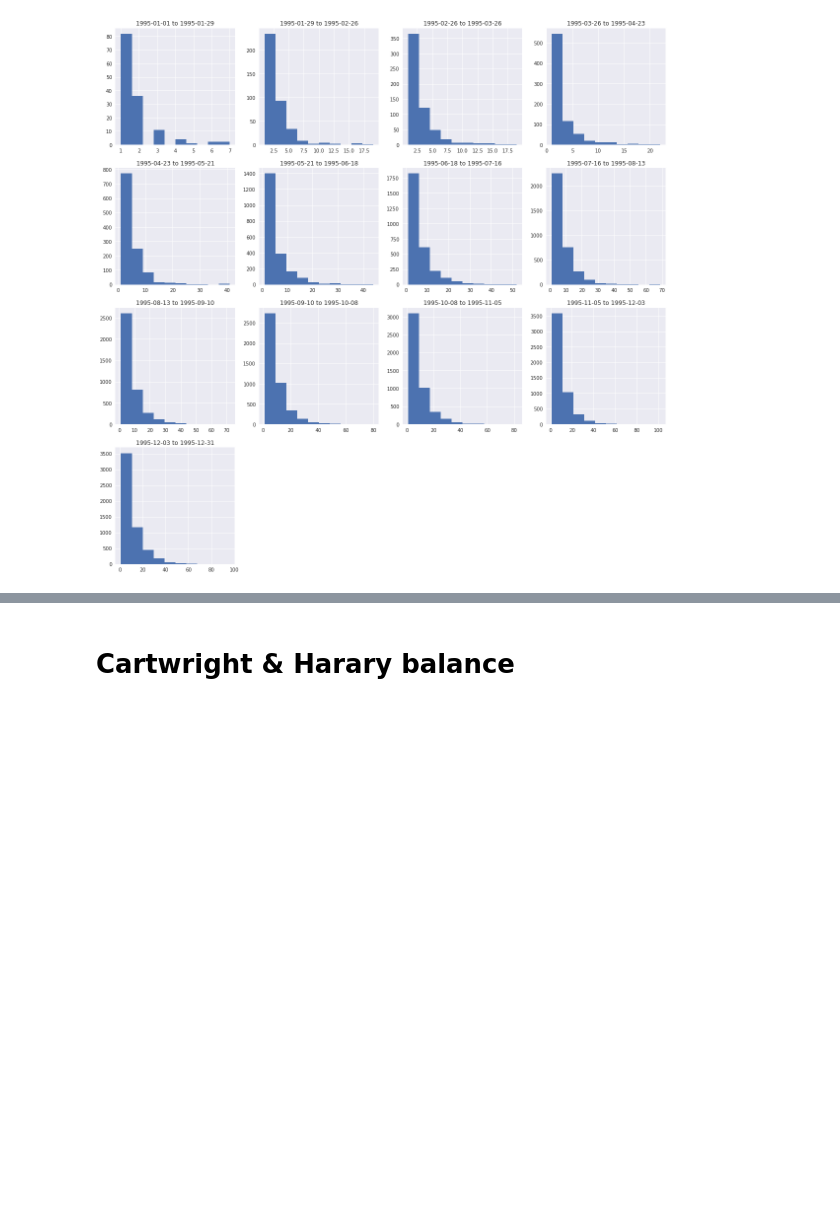
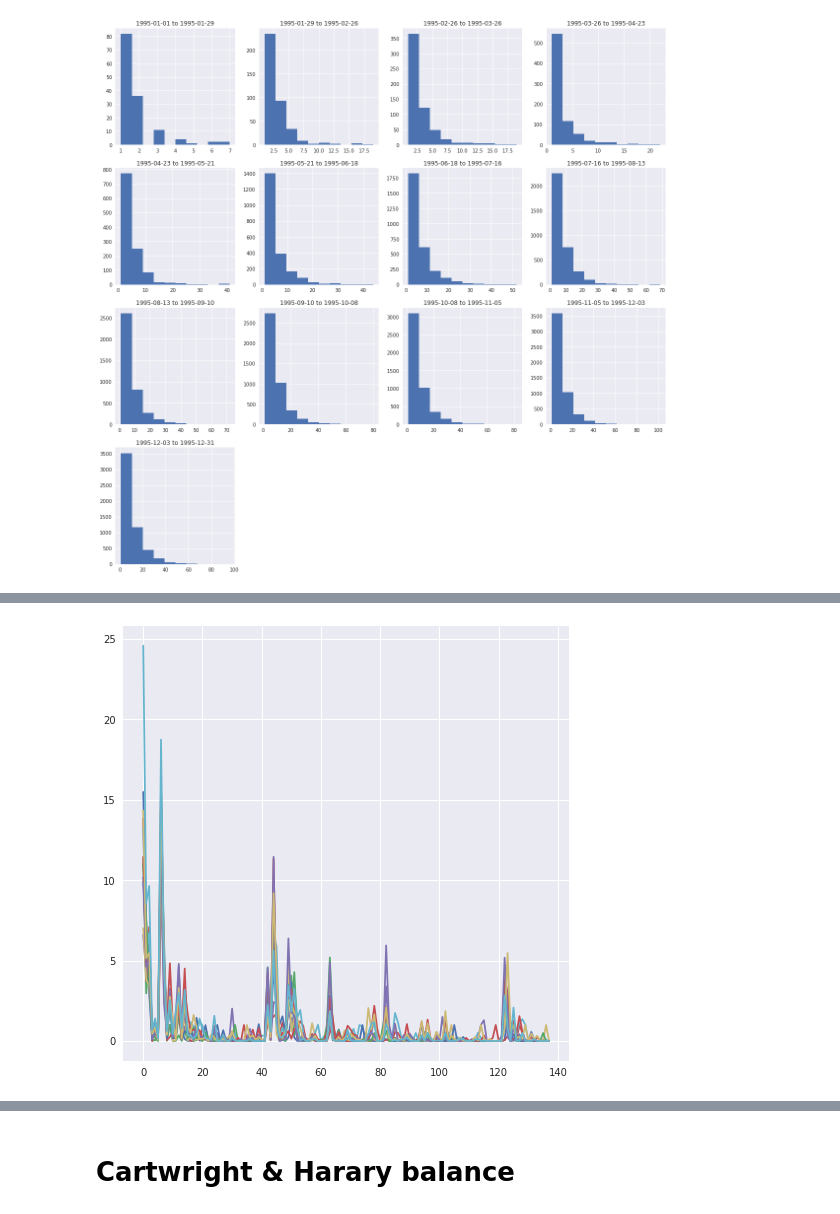
Before and after one commit to omid55/dynamic_sparse_balance_theory, a Jupyter notebook: notebooks/integrated_crisis_early_warning_system_dataverse_1995.ipynb, the cells around one changed output, grey strips where cells are left out. Saved outputs shown, nothing was run; the diff lists cells and outputs as text; code cells hidden in the pictures; blank space fills up the shorter version.

```diff
--- a/notebooks/integrated_crisis_early_warning_system_dataverse_1995.ipynb
+++ b/notebooks/integrated_crisis_early_warning_system_dataverse_1995.ipynb
@@ -369,0 +407,6 @@ plt.errorbar(x=np.arange(0, m),
+# %%
+for transition_matrix in result['transition_matrices']:
+    sns.set(rc={'figure.figsize': (8, 8)})
+    plt.plot(np.sum(transition_matrix, axis=0))
+# %% [output]
+[figure, added]
```
Also changed, not shown: parts of 17 cells of this notebook, 7 other files.
